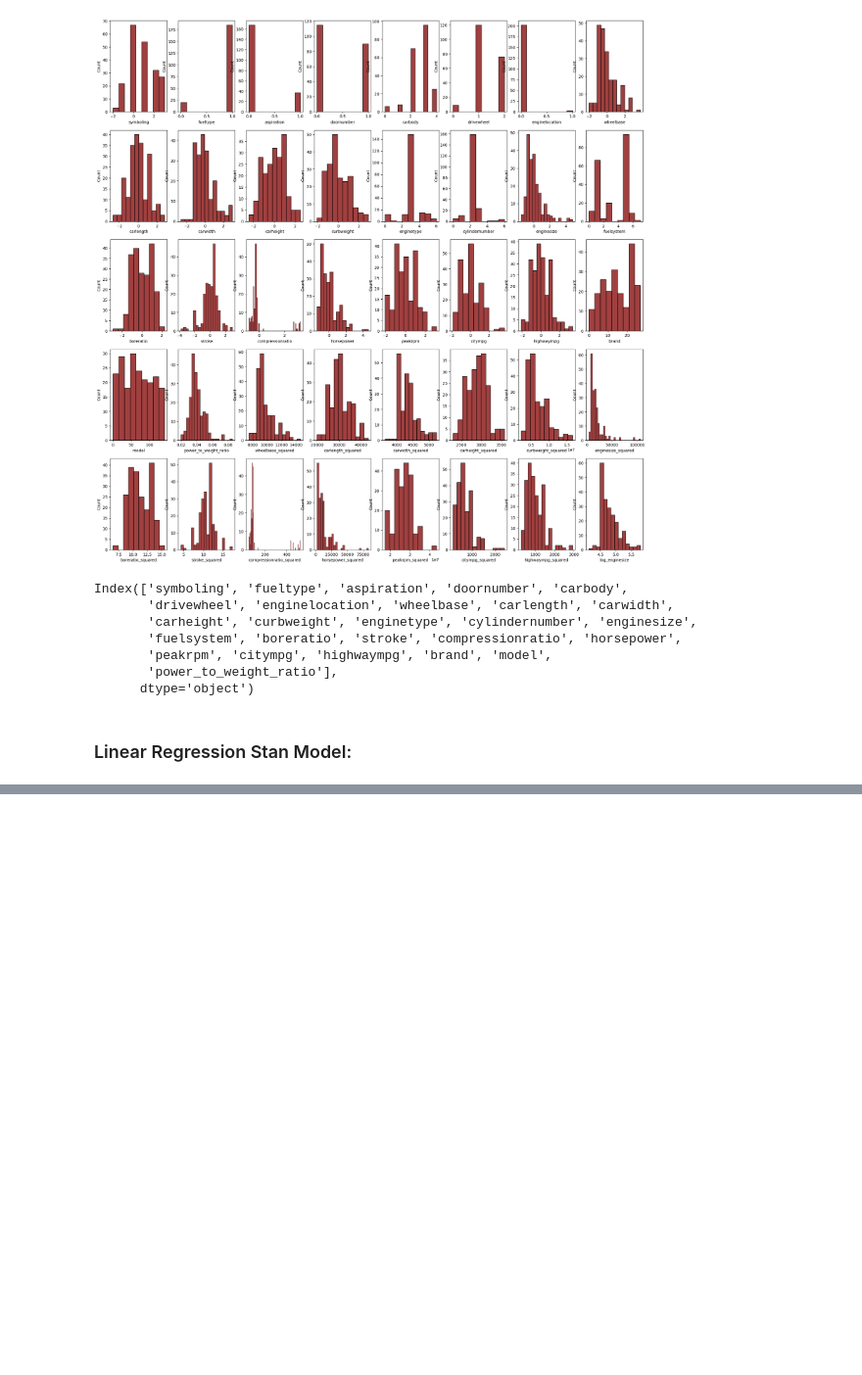
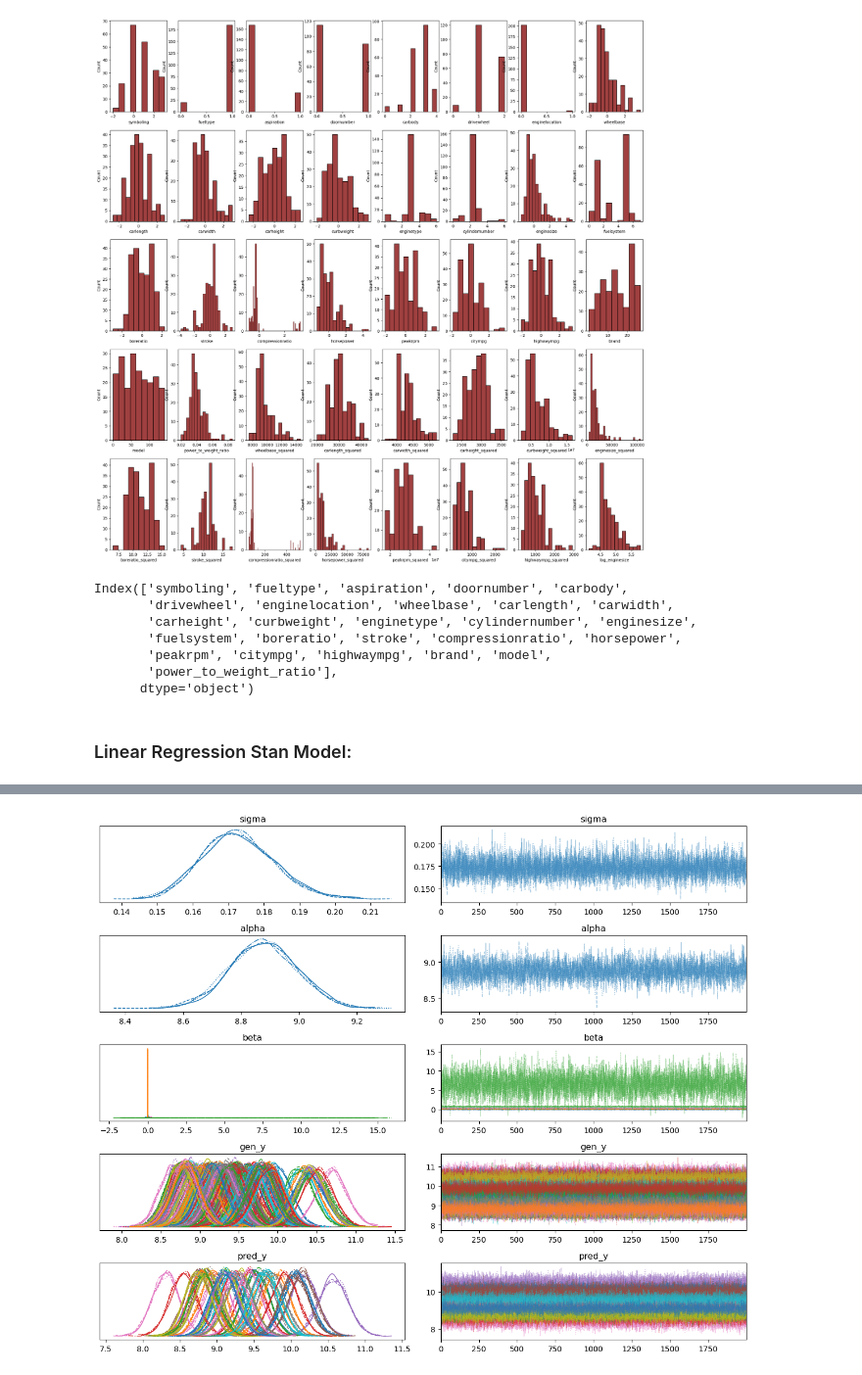
Before and after one commit to nataliecar/cognitive-modeling, a Jupyter notebook: project/project.ipynb, the cells around one changed output, grey strips where cells are left out. Shown at 98% size. Cells and saved outputs as stored; diff of their text form; code cells hidden in the pictures; blank space fills up the shorter version.

```diff
--- a/project/project.ipynb
+++ b/project/project.ipynb
@@ -282,0 +284,5 @@ array([-1.42129174e-03,  8.84506935e-01,  5.17567771e-02, -7.38867942e-02,
+# %%
+# Remove uninfluential features
+use_data = use_data.drop(['symboling','doornumber','carbody','cylindernumber','stroke','horsepower','citympg','brand','highwaympg','boreratio','wheelbase','aspiration'], axis=1)
+#use_data = use_data.drop('compressionratio', axis=1)
+use_data.columns
@@ -282,0 +294,5 @@ array([-1.42129174e-03,  8.84506935e-01,  5.17567771e-02, -7.38867942e-02,
+# %%
+# Split data into train and test set
+X = np.array(use_data)
+y = np.array(log_price)
+X_train, X_test, y_train, y_test = train_test_split(X, y, test_size=0.2, random_state=42)
@@ -282,0 +342,22 @@ array([-1.42129174e-03,  8.84506935e-01,  5.17567771e-02, -7.38867942e-02,
+# %%
+# Prepare data in Stan friendly format
+data_dict = {
+    'N': X_train.shape[0],
+    'K': X_train.shape[1],
+    'X': X_train,
+    'y': y_train,
+    'N_test': X_test.shape[0],
+    'X_test': X_test,
+    'mu1': 0, #mu and sd are for testing different priors
+    'mu2': 9.2,
+    'mu3': 9.2,
+    'sd1': 10,
+    'sd2': 9.2,
+    'sd3': 9.2
+}
+
+# Compile model
+regression_model = stan.build(program_code, data=data_dict)
+
+# Sample 4 x 2000 random draws from the posterior
+regression_fit = regression_model.sample(num_chains=4, num_warmup=1000, num_samples=2000)
@@ -282,0 +411,5 @@ array([-1.42129174e-03,  8.84506935e-01,  5.17567771e-02, -7.38867942e-02,
+# %%
+_ = az.plot_trace(regression_fit)
+plt.tight_layout()
+# %% [output]
+[figure, added]
```
Also changed, not shown: parts of 20 cells of this notebook.
